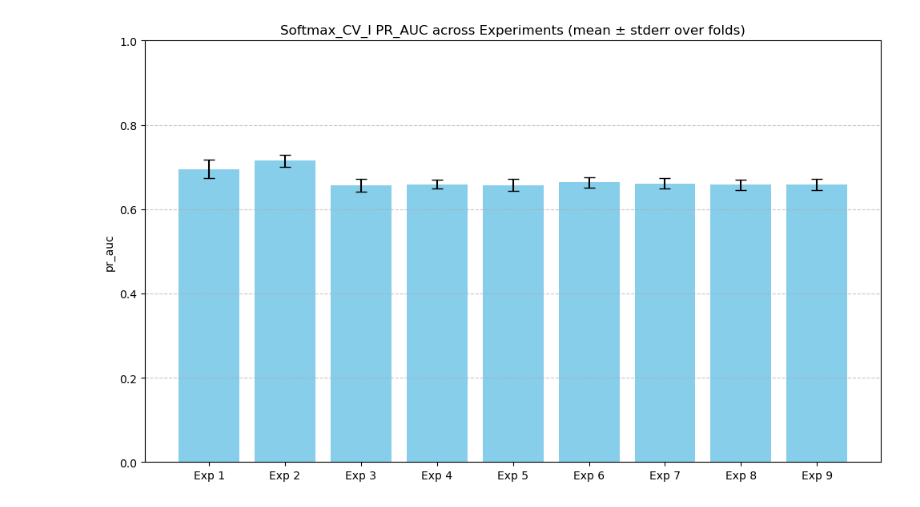
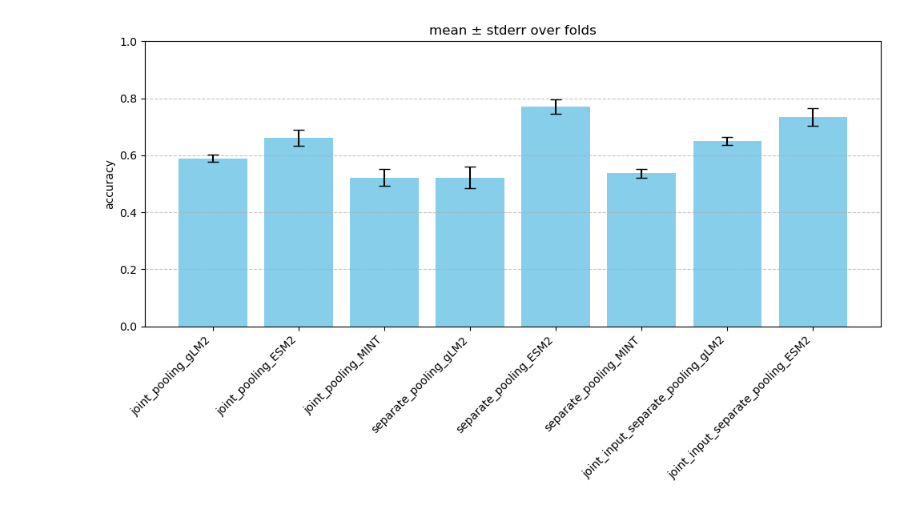
Before and after one commit to ievapudz/gLM_PPI_XAI, a Jupyter notebook: data_process/summarise_cv.ipynb, the cells around one changed output. Cells and saved outputs as stored; diff of their text form; code cells hidden in the pictures.

Commit message:
Added the visualisation of CV results.

```diff
--- a/data_process/summarise_cv.ipynb
+++ b/data_process/summarise_cv.ipynb
@@ -6,10 +6,10 @@ import matplotlib.pyplot as plt
 from glob import glob
 # %%
 # Configuration
-base_dir = "/scicore/home/schwede/pudziu0000/projects/gLM/logs/CategoricalJacobianCNN"
-model_class = "Softmax_CV_I"
-metric_of_interest = "pr_auc"  # Change to 'roc_auc', 'pr_auc', etc. if needed
-num_experiments = 10  # Set the actual number of experiments
+base_dir = "/scicore/home/schwede/pudziu0000/projects/gLM/logs/gLM.models.PredictorPPI/PINDER/eubacteria_5_1024_512_species_heterodimers/"
+representations = ["joint_pooling", "separate_pooling", "joint_input_separate_pooling"]
+biolms = ["gLM2", "ESM2", "MINT"]
+metric_of_interest = "accuracy"  # Change to 'roc_auc', 'pr_auc', etc. if needed
 num_folds = 5        # Set the actual number of folds
 # %%
 def get_accuracy(row):
@@ -24,70 +24,72 @@ def get_accuracy(row):
 # Container for results
 experiment_results = {}
 
-for exp_num in range(num_experiments):
-    fold_metrics = []
-    for fold_num in range(num_folds):
-        # Define paths
-        fold_path = f"{base_dir}/{model_class}_{exp_num:02d}/gLM2/{fold_num}"
-        ckpt_path = glob(f"{fold_path}/checkpoints/model-epoch=*.ckpt")
+for representation in representations:
+    for biolm in biolms:
+        fold_metrics = []
+        for fold_num in range(num_folds):
+            # Define paths
+            fold_path = f"{base_dir}/{representation}/{biolm}/{fold_num}"
+            ckpt_path = glob(f"{fold_path}/checkpoints/model-epoch=*.ckpt")
 
-        if not ckpt_path:
-            print(f"No checkpoint found for exp {exp_num}, fold {fold_num}")
-            continue
+            if not ckpt_path:
+                print(f"No checkpoint found for {representation}/{biolm}, fold {fold_num}")
+                continue
 
-        # Extract best epoch
-        match = re.search(r"model-epoch=(\d+)\.ckpt", os.path.basename(ckpt_path[0]))
-        if not match:
-            print(f"Could not extract epoch from checkpoint for exp {exp_num}, fold {fold_num}")
-            continue
-        best_epoch = int(match.group(1))
+            # Extract best epoch
+            match = re.search(r"model-epoch=(\d+)\.ckpt", os.path.basename(ckpt_path[0]))
+            if not match:
+                print(f"Could not extract epoch from checkpoint for {representation}/{biolm}, fold {fold_num}")
+                continue
+            best_epoch = int(match.group(1))
 
-        # Read metrics
-        metrics_file = os.path.join(fold_path, "metrics.csv")
-        if not os.path.isfile(metrics_file):
-            print(f"No metrics.csv found for exp {exp_num}, fold {fold_num}")
-            continue
-        df = pd.read_csv(metrics_file)
+            # Read metrics
+            metrics_file = os.path.join(fold_path, "metrics.csv")
+            if not os.path.isfile(metrics_file):
+                print(f"No metrics.csv found for exp {representation}/{biolm}, fold {fold_num}")
+                continue
+            df = pd.read_csv(metrics_file)
 
-        # Drop the first duplicate line of epoch 0
-        df = df[~((df.epoch == 0) & (df.index == df[df.epoch == 0].index.min()))]
+            # Drop the first duplicate line of epoch 0
+            df = df[~((df.epoch == 0) & (df.index == df[df.epoch == 0].index.min()))]
 
-        # Get metric at best epoch
-        row = df[df.epoch == best_epoch]
-        if row.empty:
-            print(f"No data for best epoch {best_epoch} in exp {exp_num}, fold {fold_num}")
-            continue
+            # Get metric at best epoch
+            row = df[df.epoch == best_epoch]
+            if row.empty:
+                print(f"No data for best epoch {best_epoch} in {representation}/{biolm}, fold {fold_num}")
+                continue
 
-        if metric_of_interest == "accuracy":
-            required_cols = {"tn", "fp", "fn", "tp"}
-            if not required_cols.issubset(row.columns):
-                print(f"Missing columns for accuracy in exp {exp_num}, fold {fold_num}")
-                continue
-            metric_value = get_accuracy(row)
-        else:
-            metric_value = row[metric_of_interest].values[0]
-        fold_metrics.append(metric_value)
+            if metric_of_interest == "accuracy":
+                required_cols = {"tn", "fp", "fn", "tp"}
+                if not required_cols.issubset(row.columns):
+                    print(f"Missing columns for accuracy in {representation}/{biolm}, fold {fold_num}")
+                    continue
+                metric_value = get_accuracy(row)
+            else:
+                metric_value = row[metric_of_interest].values[0]
+            fold_metrics.append(metric_value)
 
-    if fold_metrics:
-        experiment_results[exp_num] = fold_metrics
+        if fold_metrics:
+            experiment_results[f"{representation}_{biolm}"] = fold_metrics
 
 # Plotting
 means = []
 stderrs = []
 labels = []
 
-for exp_num, metrics in experiment_results.items():
+for model_type, metrics in experiment_results.items():
     mean_val = sum(metrics) / len(metrics)
-    stderr_val = pd.Series(metrics).std()/len(metrics)**(1/2)
+    stderr_val = pd.Series(metrics).std()#/len(metrics)**(1/2)
     means.append(mean_val)
     stderrs.append(stderr_val)
-    labels.append(f"Exp {exp_num}")
+    labels.append(f"{model_type}")
 
 # Create bar plot with error bars
 plt.figure(figsize=(10, 6))
 plt.bar(labels, means, yerr=stderrs, capsize=5, color='skyblue')
 plt.ylabel(metric_of_interest)
-plt.title(f"{model_class} {metric_of_interest.upper()} across Experiments (mean ± stderr over folds)")
+plt.xticks(rotation=45, ha='right')
+plt.title(f"mean ± stderr over folds")
 plt.grid(axis='y', linestyle='--', alpha=0.7)
 plt.ylim(0, 1)
 plt.tight_layout()
@@ -101 +115 @@ No checkpoint found for exp 0, fold 4
-[figure, old version]
+[figure, new version]
```
Also changed, not shown: parts of 1 cell of this notebook.
